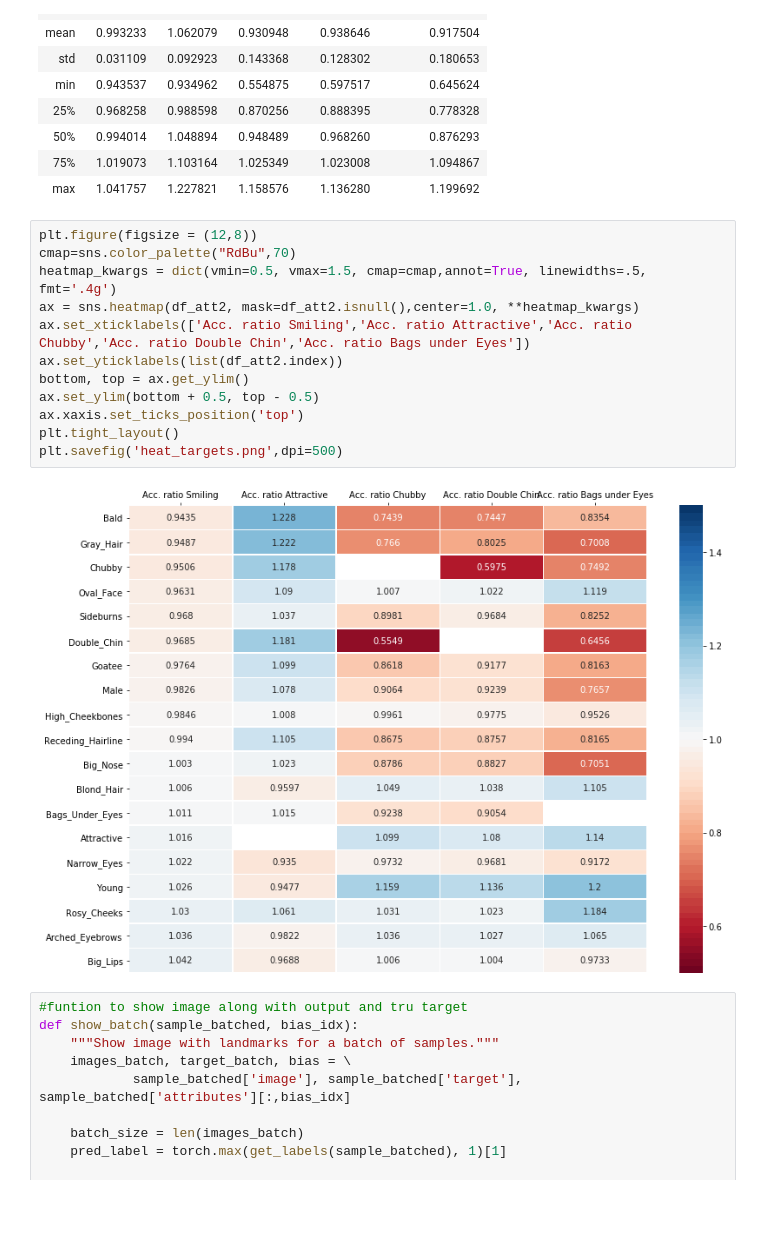
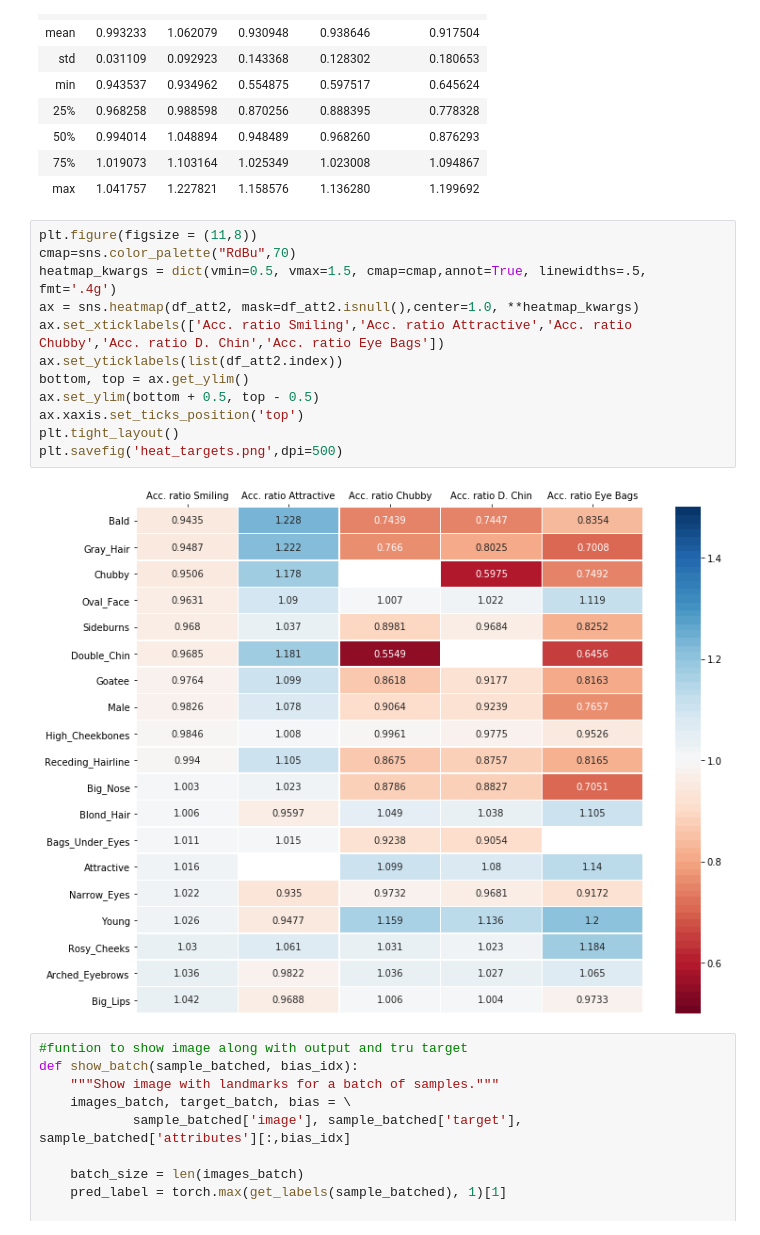
Before and after one commit to mar10nJohns1/AlgorithmicFairness, a Jupyter notebook: Evaluate_fainess_5_targets.ipynb, the cells around one changed output. Cells and saved outputs as stored; diff of their text form; blank space fills up the shorter version.

```diff
--- a/Evaluate_fainess_5_targets.ipynb
+++ b/Evaluate_fainess_5_targets.ipynb
@@ -232,19 +232,19 @@ df_att2.describe()
 | 75% | 1.019073 | 1.103164 | 1.025349 | 1.023008 | 1.094867 |
 | max | 1.041757 | 1.227821 | 1.158576 | 1.136280 | 1.199692 |
 # %%
-plt.figure(figsize = (12,8))
+plt.figure(figsize = (11,8))
 cmap=sns.color_palette("RdBu",70)
 heatmap_kwargs = dict(vmin=0.5, vmax=1.5, cmap=cmap,annot=True, linewidths=.5, fmt='.4g')
 ax = sns.heatmap(df_att2, mask=df_att2.isnull(),center=1.0, **heatmap_kwargs)
-ax.set_xticklabels(['Acc. ratio Smiling','Acc. ratio Attractive','Acc. ratio Chubby','Acc. ratio Double Chin','Acc. ratio Bags under Eyes'])
+ax.set_xticklabels(['Acc. ratio Smiling','Acc. ratio Attractive','Acc. ratio Chubby','Acc. ratio D. Chin','Acc. ratio Eye Bags'])
 ax.set_yticklabels(list(df_att2.index))
 bottom, top = ax.get_ylim()
 ax.set_ylim(bottom + 0.5, top - 0.5)
 ax.xaxis.set_ticks_position('top')
 plt.tight_layout()
 plt.savefig('heat_targets.png',dpi=500)
 # %% [output]
-[figure, old version]
+[figure, new version]
 # %%
 #funtion to show image along with output and tru target
 def show_batch(sample_batched, bias_idx):
```
Also changed, not shown: parts of 1 cell of this notebook, 6 other files.
